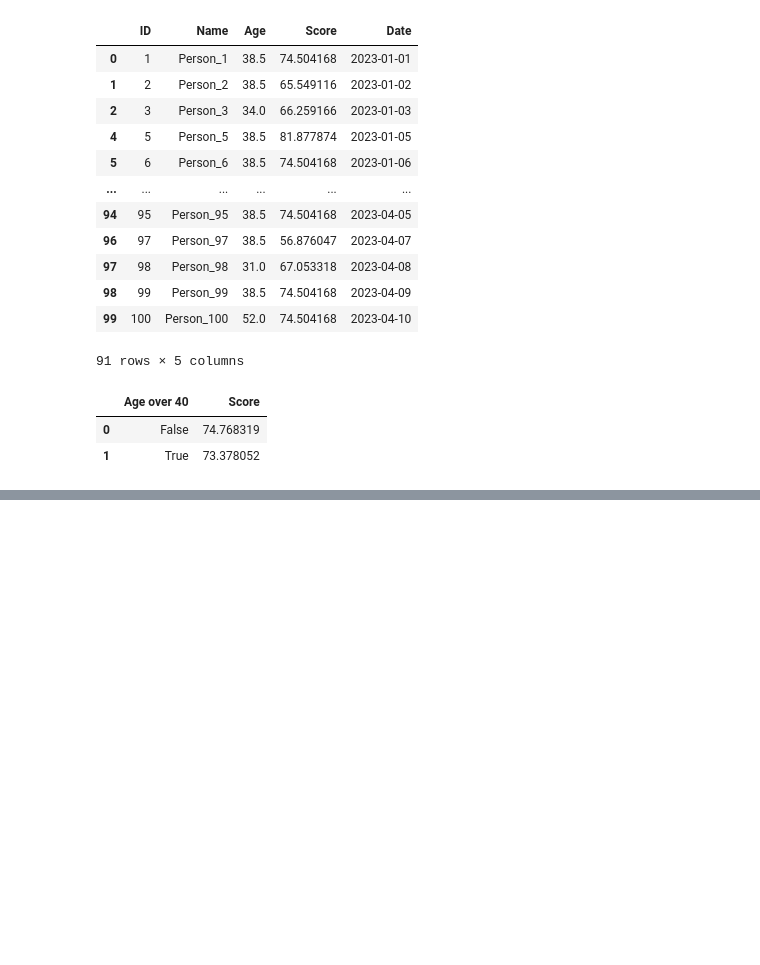
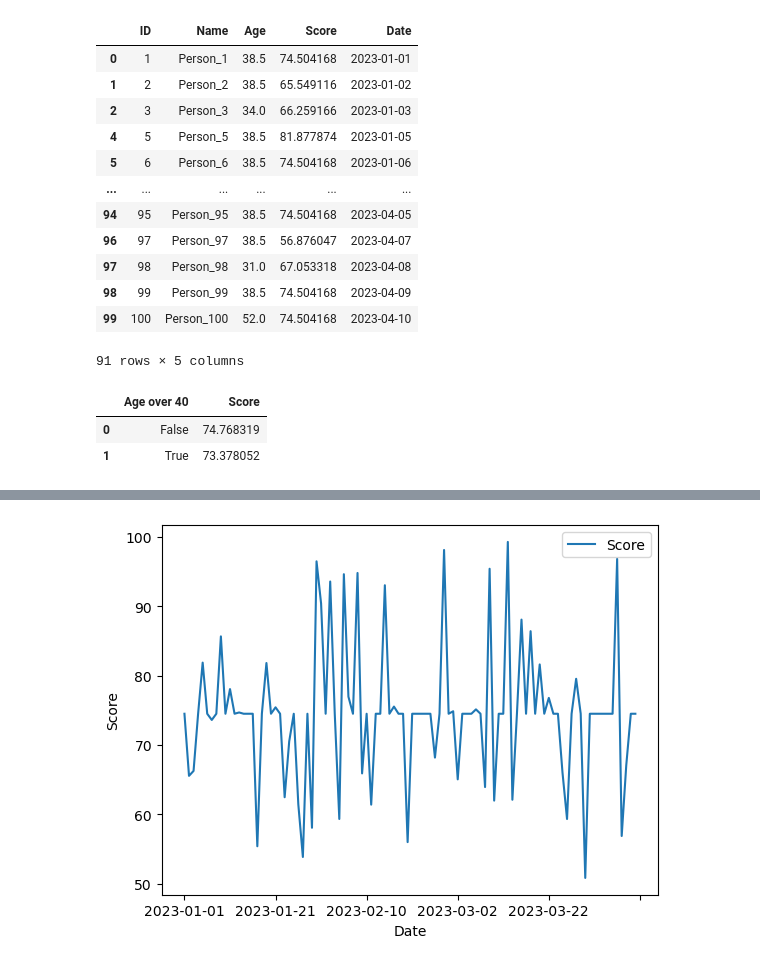
Before and after one commit to NiallGF/First-data-project, a Jupyter notebook: Practise1.ipynb, the cells around one changed output, grey strips where cells are left out. Drawn from its saved outputs; the diff is of its cells as text; code cells hidden in the pictures; blank space fills up the shorter version.

```diff
--- a/Practise1.ipynb
+++ b/Practise1.ipynb
@@ -101,0 +114,6 @@ df_grouped
+# %%
+df.plot(kind='line', x='Date', y='Score')
+xlabel = plt.xlabel('Date')
+ylabel = plt.ylabel('Score')
+# %% [output]
+[figure, added]
```
Also changed, not shown: parts of 2 cells of this notebook.
